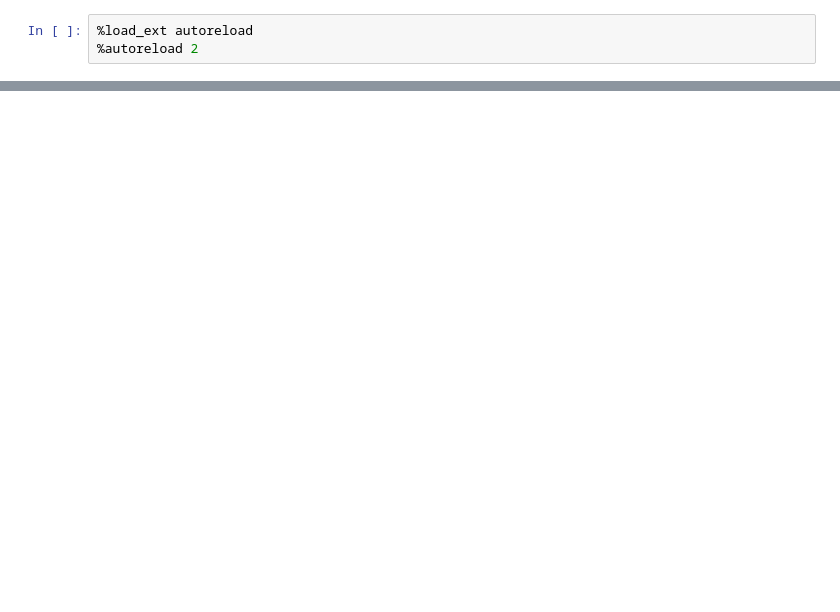
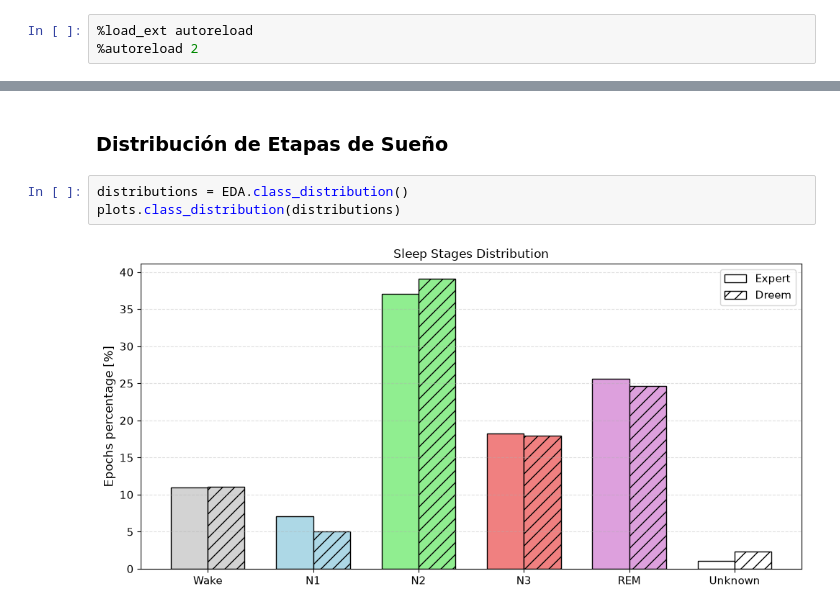
Before and after one commit to agus-pereyra/proyecto-final-ml, a Jupyter notebook: main.ipynb, the cells around one changed output, grey strips where cells are left out. Cells and saved outputs as stored; diff of their text form; blank space fills up the shorter version.

```diff
--- a/main.ipynb
+++ b/main.ipynb
@@ -12,0 +28,7 @@ plots.night_overview(night_data, patient, night)
+# %% [markdown]
+### Distribución de Etapas de Sueño
+# %%
+distributions = EDA.class_distribution()
+plots.class_distribution(distributions)
+# %% [output]
+[figure, added]
```
Also changed, not shown: parts of 8 cells of this notebook, 12 other files.
